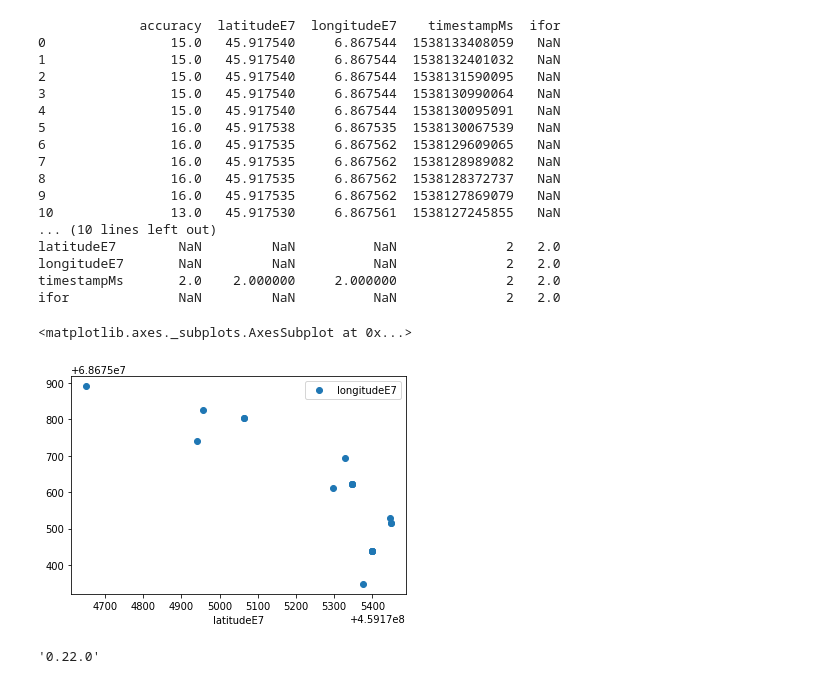
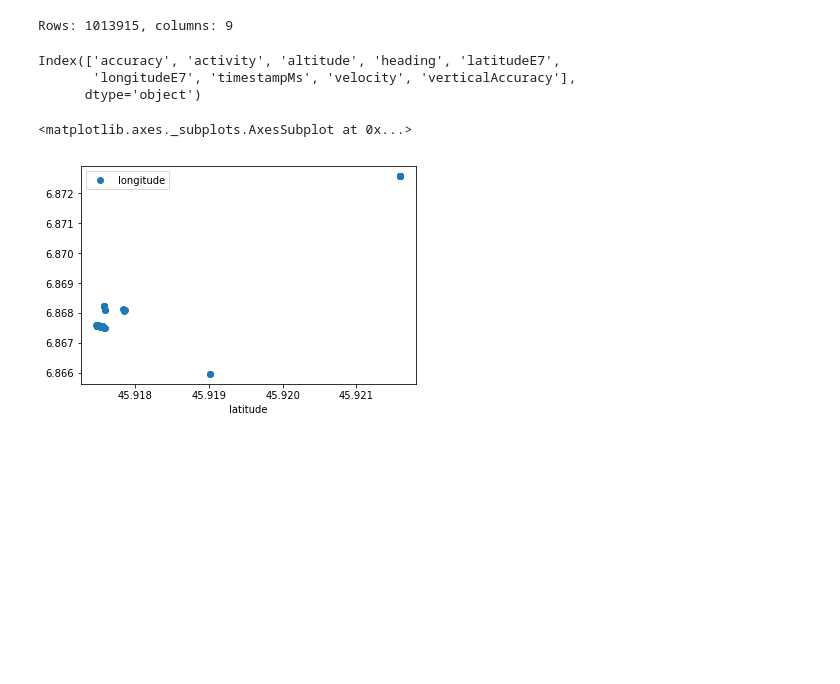
Before and after one commit to bartleandy/google-timeline-vis, a Jupyter notebook: Google-timeline-data-prep.ipynb, the cells around one changed output. Saved outputs shown, nothing was run; the diff lists cells and outputs as text; code cells hidden in the pictures; blank space fills up the shorter version.

Commit message:
Load and plot data

```diff
--- a/Google-timeline-data-prep.ipynb
+++ b/Google-timeline-data-prep.ipynb
@@ -31,5 +30,0 @@ df.head(5)
-# %%
-# Tidy data
-# get rid of surplus columns
-df = tl.drop(['activity', 'altitude', 'verticalAccuracy'], axis=1)
-df.head(5)
@@ -43,8 +30,0 @@ df.head(5)
-# %%
-# Covert lat and long from E7 (/1e7)
-df.loc[:, 'latitudeE7'] = df['latitudeE7'] / 1e7
-df.loc[:, 'longitudeE7'] = df['longitudeE7'] / 1e7
-# Convert posix milliseconds to date and time
-
-df.head(5)
-print(df)
@@ -69,35 +31,36 @@ print(df)
-# %%
-datetime.datetime.fromtimestamp(1538133408059/1000.0)
-
-for i, row in df.iteritems():
-    df.at['timestampMs', i] = 2
-
-print(df)
-# %% [output]
-             accuracy  latitudeE7  longitudeE7    timestampMs  ifor
-0                15.0   45.917540     6.867544  1538133408059   NaN
-1                15.0   45.917540     6.867544  1538132401032   NaN
-2                15.0   45.917540     6.867544  1538131590095   NaN
-3                15.0   45.917540     6.867544  1538130990064   NaN
-4                15.0   45.917540     6.867544  1538130095091   NaN
-5                16.0   45.917538     6.867535  1538130067539   NaN
-6                16.0   45.917535     6.867562  1538129609065   NaN
-7                16.0   45.917535     6.867562  1538128989082   NaN
-8                16.0   45.917535     6.867562  1538128372737   NaN
-9                16.0   45.917535     6.867562  1538127869079   NaN
-10               13.0   45.917530     6.867561  1538127245855   NaN
-... (10 lines left out)
-latitudeE7        NaN         NaN          NaN              2   2.0
-longitudeE7       NaN         NaN          NaN              2   2.0
-timestampMs       2.0    2.000000     2.000000              2   2.0
-ifor              NaN         NaN          NaN              2   2.0
+# %%
+# Return size of data frame
+rows, columns = df.shape
+print("Rows: " + str(rows) + ", columns: " + str(columns))
+
+# Return column headers
+df.columns
+# %% [output]
+Rows: 1013915, columns: 9
+Index(['accuracy', 'activity', 'altitude', 'heading', 'latitudeE7',
+       'longitudeE7', 'timestampMs', 'velocity', 'verticalAccuracy'],
+      dtype='object')
+# %%
+# Format time and location data so more useful
+for index, row in df.iterrows():
+
+    # Convert time from milliseconds to date and time
+    rowDateTime = datetime.datetime.fromtimestamp(float(row['timestampMs'])/1000.0)
+    rowDate = rowDateTime.strftime("%d-%m-%y")
+    rowTime = rowDateTime.strftime("%H:%M:%S")
+    df.loc[index, "Date"] = rowDate
+    df.loc[index, "Time"] = rowTime
+
+    # Covert lat and long from E7 format (expoent 1e7) to standard
+    df.loc[index, "latitude"] = row['latitudeE7'] / 1e7
+    df.loc[index, "longitude"] = row['longitudeE7'] / 1e7
+
+# Remove original columns
+df = df.drop(['latitudeE7', 'longitudeE7', 'timestampMs', 'activity', 'altitude', 'verticalAccuracy'], axis=1)
+df.head(5)
 # %%
 # Plot data
-tl.plot(x='latitudeE7', y='longitudeE7', style='o')
+df.plot(x='latitude', y='longitude', style='o')
 # %% [output]
 <matplotlib.axes._subplots.AxesSubplot at 0x...>
-[figure, old version]
+[figure, new version]
-# %%
-pd.__version__
-# %% [output]
-'0.22.0'
```
Also changed, not shown: parts of 12 cells of this notebook, 1 other file.
